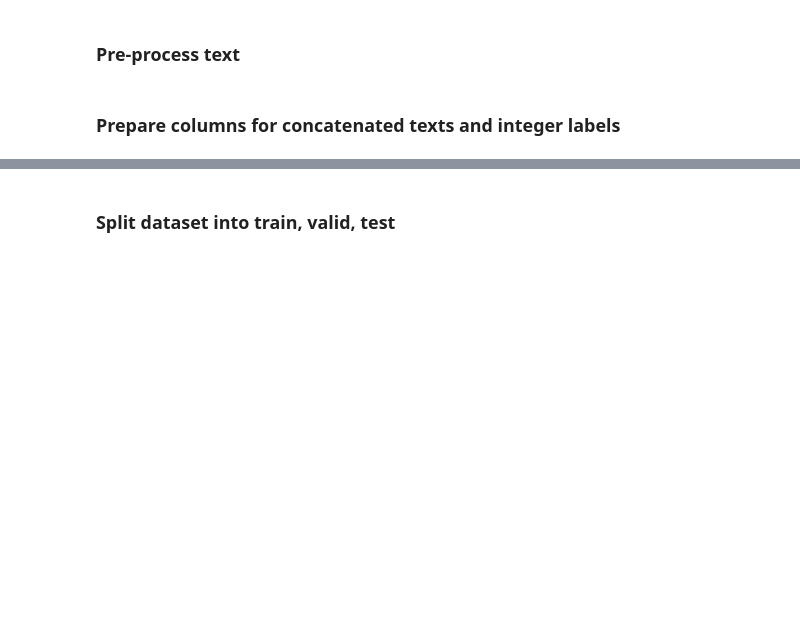
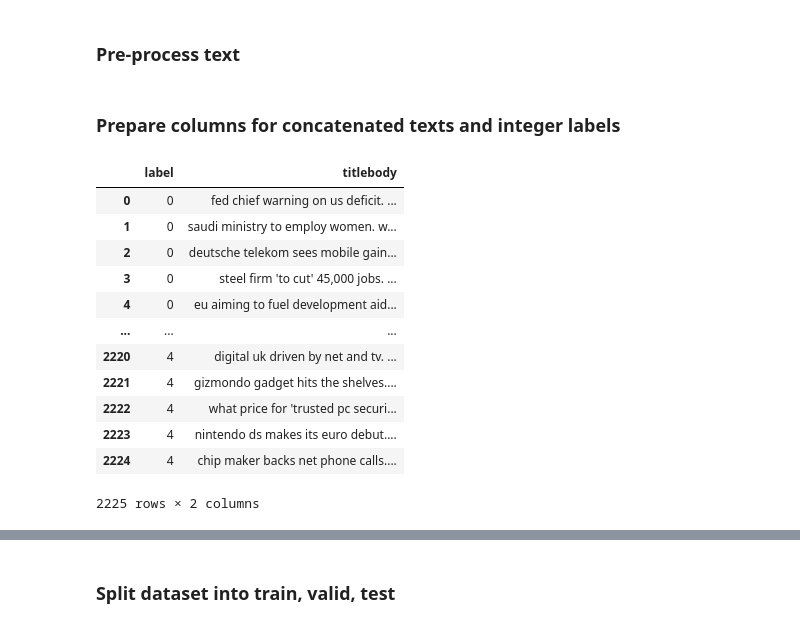
Before and after one commit to bymi15/Bert-Classification-BBC-News, a Jupyter notebook: bert_classification_bbc_news.ipynb, the cells around one changed output, grey strips where cells are left out. Saved outputs shown, nothing was run; the diff lists cells and outputs as text; code cells hidden in the pictures; blank space fills up the shorter version.

```diff
--- a/bert_classification_bbc_news.ipynb
+++ b/bert_classification_bbc_news.ipynb
@@ -84,4 +102,18 @@ df = pd.DataFrame(columns=['label', 'titlebody'])
 df['label'] = raw_df['Category'].apply(lambda x: labels.index(x))
 df['titlebody'] = raw_df['Title'] + ". " + raw_df['Body']
 # %%
-df.info()
+df
+# %% [output]
+|  | label | titlebody |
+| 0 | 0 | fed chief warning on us deficit. ... |
+| 1 | 0 | saudi ministry to employ women. w... |
+| 2 | 0 | deutsche telekom sees mobile gain... |
+| 3 | 0 | steel firm 'to cut' 45,000 jobs. ... |
+| 4 | 0 | eu aiming to fuel development aid... |
+| ... | ... | ... |
+| 2220 | 4 | digital uk driven by net and tv. ... |
+| 2221 | 4 | gizmondo gadget hits the shelves.... |
+| 2222 | 4 | what price for 'trusted pc securi... |
+| 2223 | 4 | nintendo ds makes its euro debut.... |
+| 2224 | 4 | chip maker backs net phone calls.... |
+2225 rows × 2 columns
```
Also changed, not shown: parts of 8 cells of this notebook.
